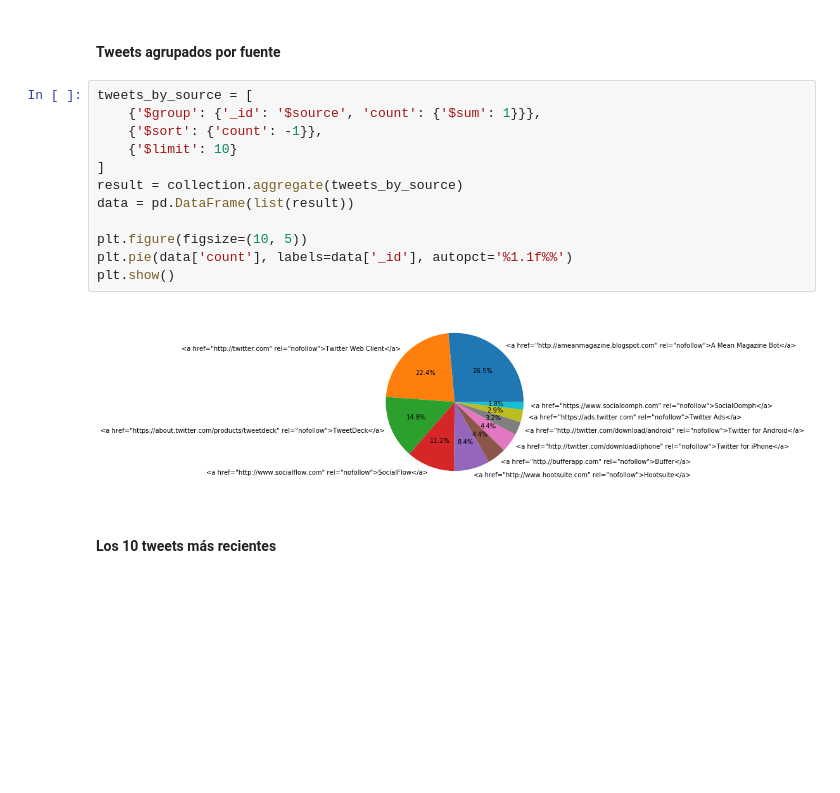
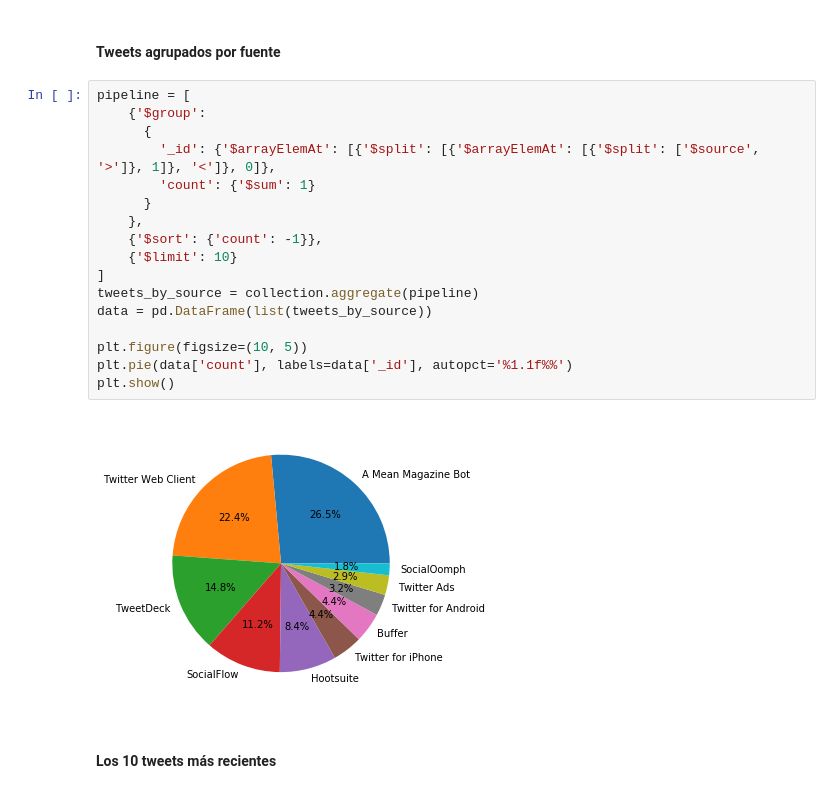
Before and after one commit to javoeria/data-science, a Jupyter notebook: mongodb/pymongo_1.ipynb, the cells around one changed output. Drawn from its saved outputs; the diff is of its cells as text; blank space fills up the shorter version.

```diff
--- a/mongodb/pymongo_1.ipynb
+++ b/mongodb/pymongo_1.ipynb
@@ -135,19 +135,24 @@ plt.show()
 # %% [markdown]
 #### Tweets agrupados por fuente
 # %%
-tweets_by_source = [
-    {'$group': {'_id': '$source', 'count': {'$sum': 1}}},
+pipeline = [
+    {'$group':
+      {
+        '_id': {'$arrayElemAt': [{'$split': [{'$arrayElemAt': [{'$split': ['$source', '>']}, 1]}, '<']}, 0]},
+        'count': {'$sum': 1}
+      }
+    },
     {'$sort': {'count': -1}},
     {'$limit': 10}
 ]
-result = collection.aggregate(tweets_by_source)
-data = pd.DataFrame(list(result))
+tweets_by_source = collection.aggregate(pipeline)
+data = pd.DataFrame(list(tweets_by_source))
 
 plt.figure(figsize=(10, 5))
 plt.pie(data['count'], labels=data['_id'], autopct='%1.1f%%')
 plt.show()
 # %% [output]
-[figure, old version]
+[figure, new version]
 # %% [markdown]
 #### Los 10 tweets más recientes
 # %%
```
Also changed, not shown: parts of 7 cells of this notebook.
